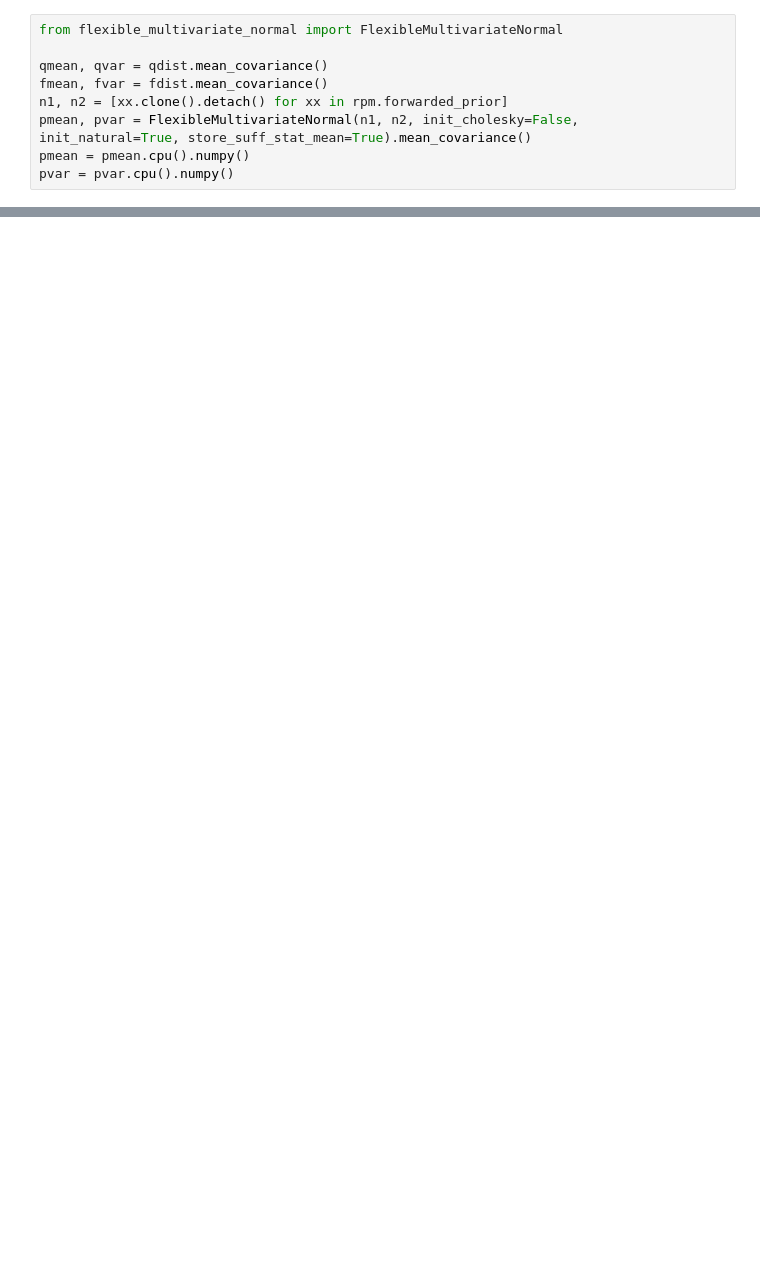
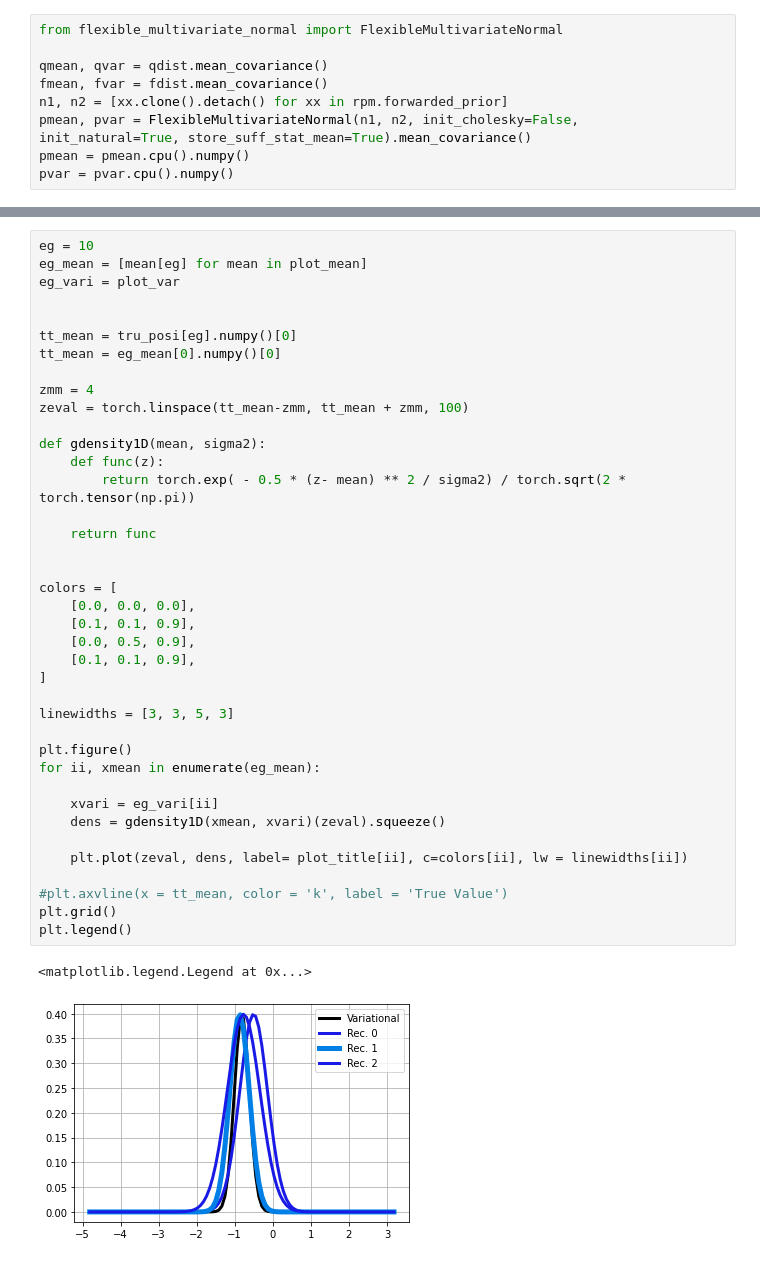
Before and after one commit to hugosou/cRPM, a Jupyter notebook: demo_peer_supervision_fast.ipynb, the cells around one changed output, grey strips where cells are left out. Drawn from its saved outputs; the diff is of its cells as text; blank space fills up the shorter version.

```diff
--- a/demo_peer_supervision_fast.ipynb
+++ b/demo_peer_supervision_fast.ipynb
@@ -247,0 +358,42 @@ tensor([1.0000, 1.0000], device='cuda:0')
+# %%
+eg = 10
+eg_mean = [mean[eg] for mean in plot_mean]
+eg_vari = plot_var
+
+
+tt_mean = tru_posi[eg].numpy()[0]
+tt_mean = eg_mean[0].numpy()[0]
+
+zmm = 4
+zeval = torch.linspace(tt_mean-zmm, tt_mean + zmm, 100)
+
+def gdensity1D(mean, sigma2):
+    def func(z):
+        return torch.exp( - 0.5 * (z- mean) ** 2 / sigma2) / torch.sqrt(2 * torch.tensor(np.pi))
+
+    return func
+
+
+colors = [
+    [0.0, 0.0, 0.0],
+    [0.1, 0.1, 0.9],
+    [0.0, 0.5, 0.9],
+    [0.1, 0.1, 0.9],
+]
+
+linewidths = [3, 3, 5, 3]
+
+plt.figure()
+for ii, xmean in enumerate(eg_mean):
+
+    xvari = eg_vari[ii]
+    dens = gdensity1D(xmean, xvari)(zeval).squeeze()
+
+    plt.plot(zeval, dens, label= plot_title[ii], c=colors[ii], lw = linewidths[ii])
+
+#plt.axvline(x = tt_mean, color = 'k', label = 'True Value')
+plt.grid()
+plt.legend()
+# %% [output]
+<matplotlib.legend.Legend at 0x...>
+[figure, added]
```
Also changed, not shown: parts of 15 cells of this notebook, 1 other file.
